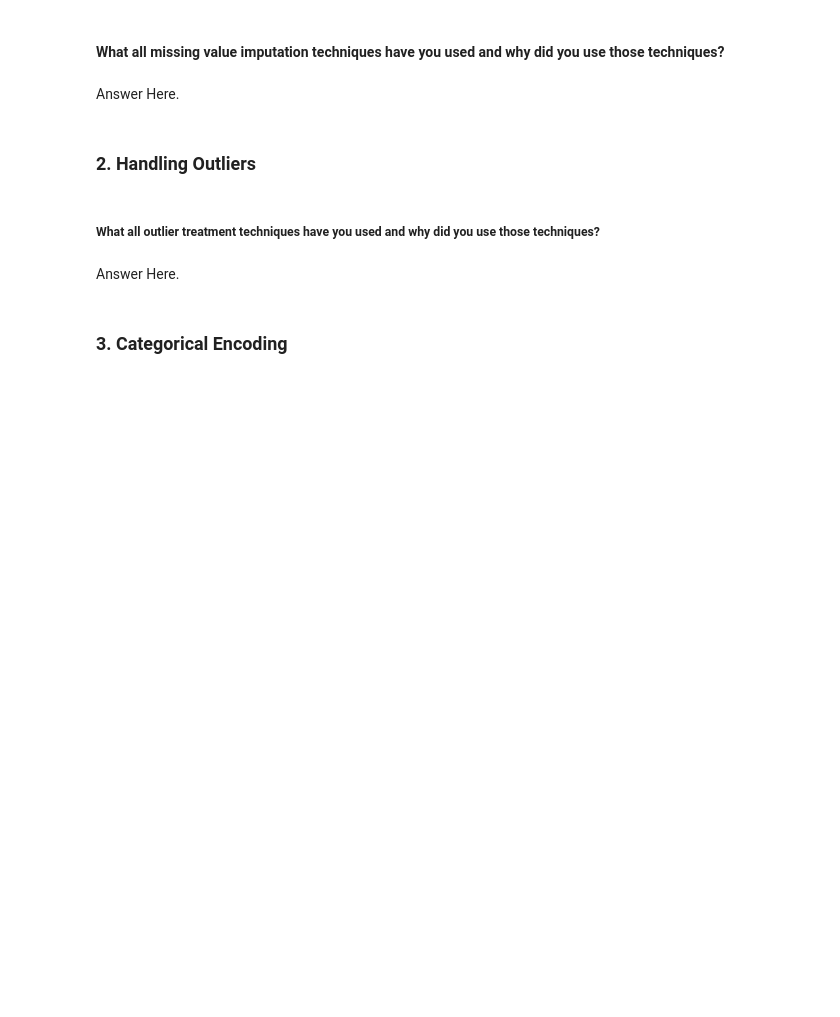
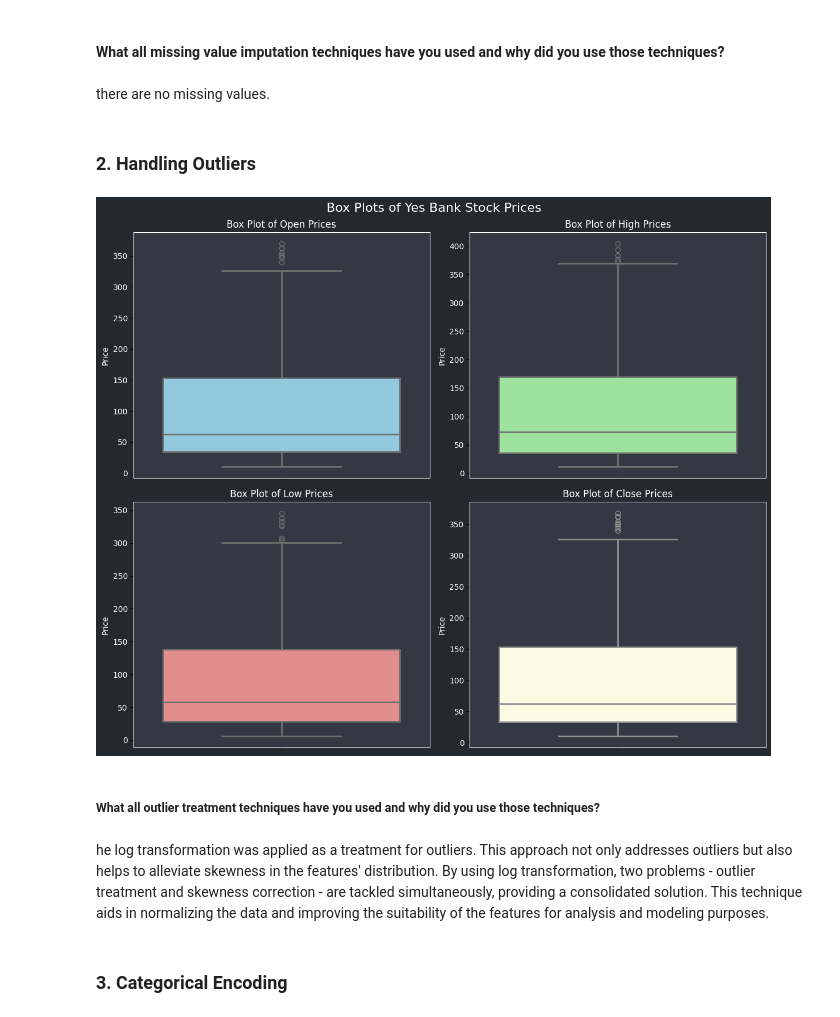
Before and after one commit to KushangShah/ML-Project-End-to-End-Machine-Learning., a Jupyter notebook: Yes_Bank_Stock_Closing_Price_Prediction.ipynb, the cells around one changed output. Drawn from its saved outputs; the diff is of its cells as text; code cells hidden in the pictures; blank space fills up the shorter version.

Commit message:
ML Yes bank stock price prediction Project

```diff
--- a/Yes_Bank_Stock_Closing_Price_Prediction.ipynb
+++ b/Yes_Bank_Stock_Closing_Price_Prediction.ipynb
@@ -982,6 +993,6 @@ The Chi-Square goodness-of-fit test is appropriate for determining if there is a
 # %% [markdown]
 #### What all missing value imputation techniques have you used and why did you use those techniques?
-# %% [markdown]
-Answer Here.
+# %% [markdown]
+there are no missing values.
 # %% [markdown]
 ### 2. Handling Outliers
@@ -990,6 +999,58 @@ Answer Here.
+# %%
+# Import necessary libraries
+import matplotlib.pyplot as plt
+import seaborn as sns
+
+# Assuming yes_bank_df_2 is your DataFrame with 'Open', 'High', 'Low', and 'Close' columns
+
+# Create a figure with a size of 12x10 inches
+plt.figure(figsize=(12, 10))
+
+# Define custom background colors
+plot_bgcolor = (36/255, 40/255, 47/255, 1)  # Dark background for the entire plot
+paper_bgcolor = (51/255, 56/255, 66/255, 1)  # Lighter background for each subplot
+
+plt.gcf().patch.set_facecolor(plot_bgcolor)  # Set background color for the entire figure
+
+# Add a super title to the plot
+plt.suptitle('Box Plots of Yes Bank Stock Prices', color='white', fontsize=16)
+
+# List of colors for the box plots
+color_list = ['skyblue', 'lightgreen', 'lightcoral', 'lightyellow']
+
+# Iterate over each column and create box plots
+for i, column in enumerate(['Open', 'High', 'Low', 'Close']):
+    # Create subplots for each column
+    plt.subplot(2, 2, i + 1)
+
+    # Create box plots with custom color and linewidth
+    sns.boxplot(y=yes_bank_df_2[column], color=color_list[i], linewidth=2)
+
+    # Set background color for each subplot
+    plt.gca().patch.set_facecolor(paper_bgcolor)
+
+    # Add title to each subplot with white color
+    plt.title(f'Box Plot of {column} Prices', color='white', fontsize=12)
+    plt.ylabel('Price', color='white')  # Set ylabel with white color
+
+    # Set xtick labels color to white
+    plt.xticks(color='white')
+
+    # Set ytick labels color to white
+    plt.yticks(color='white')
+
+    # Set boxplot elements color to white
+    for spine in plt.gca().spines.values():
+        spine.set_edgecolor('white')
+
+# Adjust layout and display
+plt.tight_layout()
+plt.show()
+# %% [output]
+[figure, added]
 # %% [markdown]
 ##### What all outlier treatment techniques have you used and why did you use those techniques?
-# %% [markdown]
-Answer Here.
+# %% [markdown]
+he log transformation was applied as a treatment for outliers. This approach not only addresses outliers but also helps to alleviate skewness in the features' distribution. By using log transformation, two problems - outlier treatment and skewness correction - are tackled simultaneously, providing a consolidated solution. This technique aids in normalizing the data and improving the suitability of the features for analysis and modeling purposes.
 # %% [markdown]
 ### 3. Categorical Encoding
```
Also changed, not shown: parts of 68 cells of this notebook.
